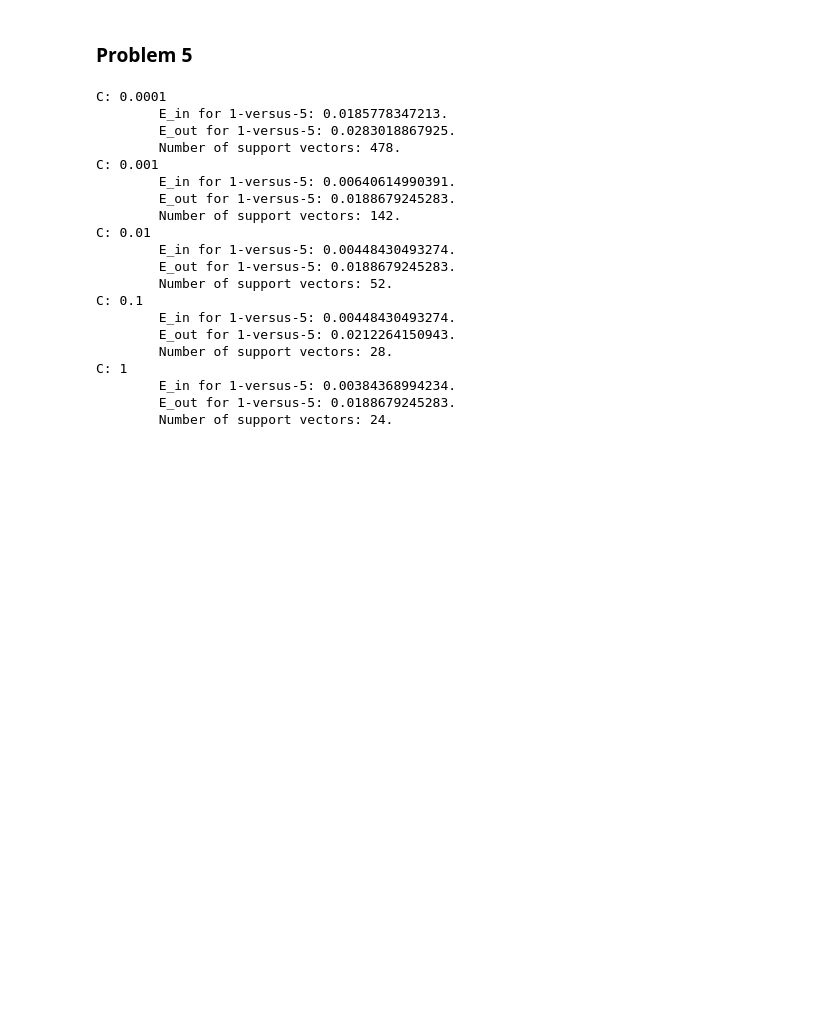
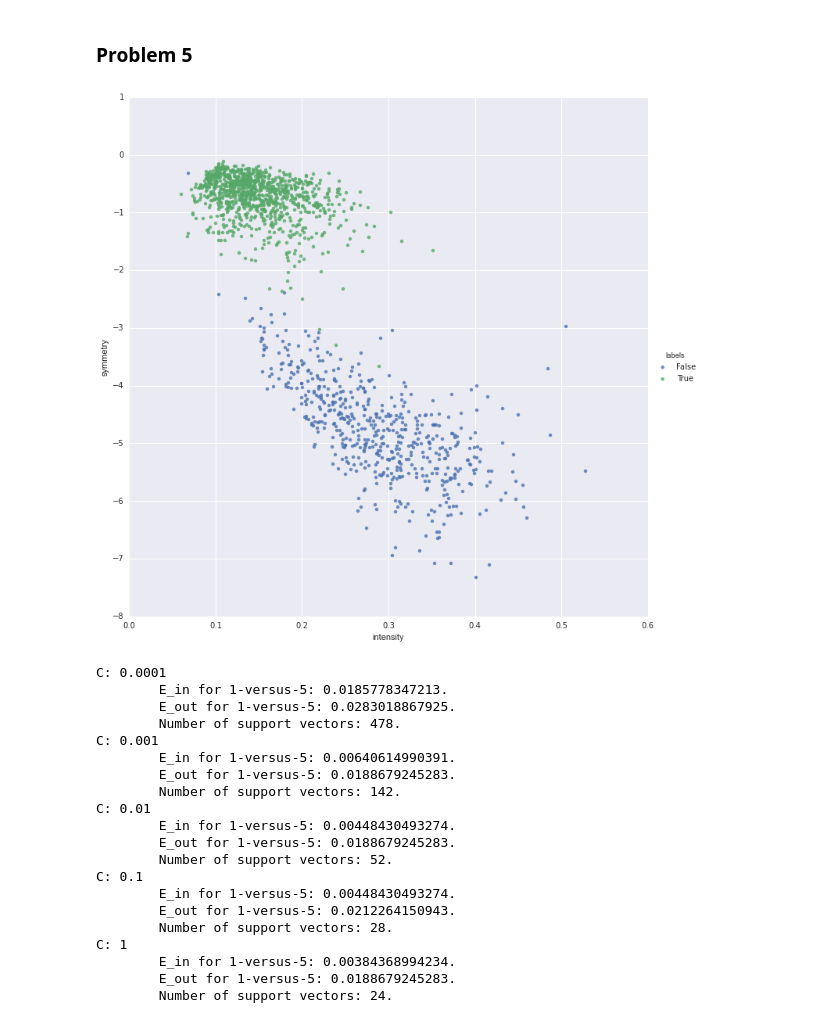
Before and after one commit to konniamchan/learning-from-data, a Jupyter notebook: learning-week-08.ipynb, the cells around one changed output. Drawn from its saved outputs; the diff is of its cells as text; code cells hidden in the pictures; blank space fills up the shorter version.

Commit message:
Added plot of data

```diff
--- a/learning-week-08.ipynb
+++ b/learning-week-08.ipynb
@@ -73,6 +76,17 @@ Number of support vectors: 2013.
 1907
 # %% [markdown]
 ### Problem 5
+# %%
+# Plot 1-versus-5 data
+def plot_ovo(digit_1, digit_2):
+    train_ovo = train[(train['digit']==digit_1) | (train['digit']==digit_2)].reset_index(drop=True)
+    train_ovo['labels'] = train_ovo['digit'] == digit_1
+
+    sns.lmplot("intensity", "symmetry", data=train_ovo, hue='labels', size=10, fit_reg=False)
+
+plot_ovo(1,5)
+# %% [output]
+[figure, added]
 # %%
 # Evaluate "one versus one" models
 def one_versus_one(digit_1, digit_2, kernel, c_vector, Q=2):
```
Also changed, not shown: parts of 1 cell of this notebook.
